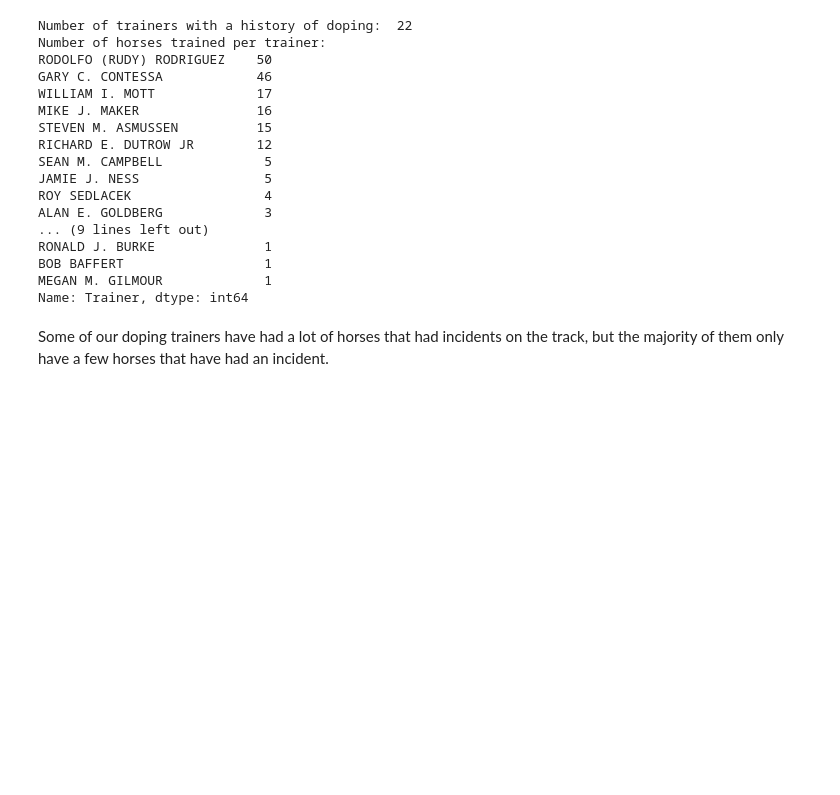
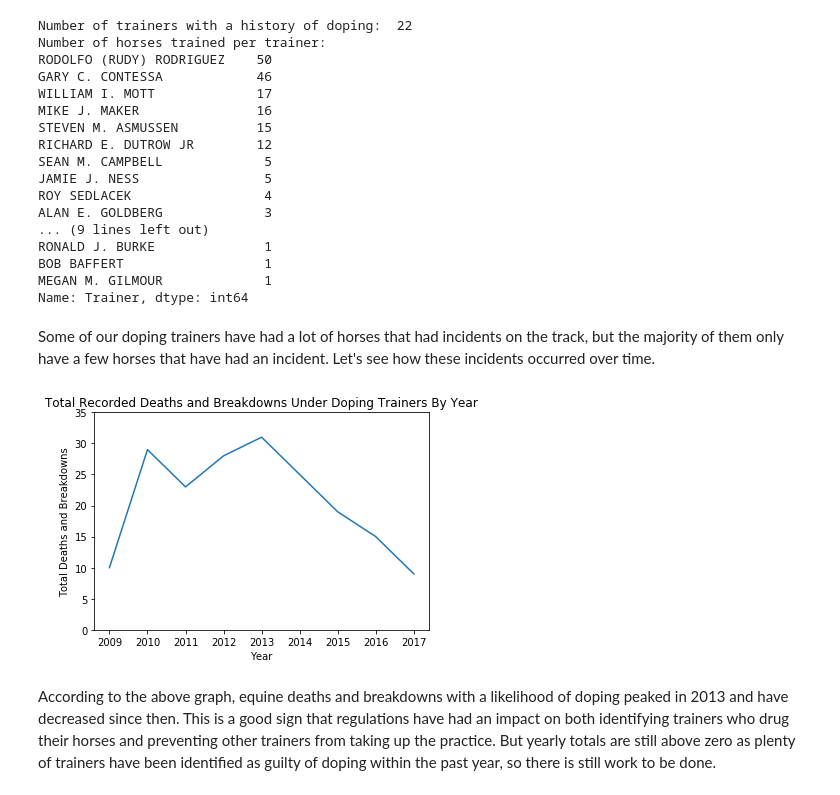
Before and after one commit to isabelvanzijl/Capstone-Project-1, a Jupyter notebook: Data_Storytelling.ipynb, the cells around one changed output. Saved outputs shown, nothing was run; the diff lists cells and outputs as text; code cells hidden in the pictures; blank space fills up the shorter version.

```diff
--- a/Data_Storytelling.ipynb
+++ b/Data_Storytelling.ipynb
@@ -213,4 +215,19 @@ BOB BAFFERT                  1
 MEGAN M. GILMOUR             1
 Name: Trainer, dtype: int64
 # %% [markdown]
-Some of our doping trainers have had a lot of horses that had incidents on the track, but the majority of them only have a few horses that have had an incident.
+Some of our doping trainers have had a lot of horses that had incidents on the track, but the majority of them only have a few horses that have had an incident. Let's see how these incidents occurred over time.
+# %%
+# calculate how many possibly effected horses had incidents each year
+doped_horses_year = doping_trainers.groupby('Year')['Year'].count().reset_index(name='Count')
+
+# plot the yearly totals of horses that broke down or died for trainers with a history of doping
+plt.plot(doped_horses_year['Year'],doped_horses_year['Count'])
+plt.xlabel('Year')
+plt.ylabel('Total Deaths and Breakdowns')
+plt.title('Total Recorded Deaths and Breakdowns Under Doping Trainers By Year')
+plt.yticks([0,5,10,15,20,25,30,35])
+plt.show()
+# %% [output]
+[figure, added]
+# %% [markdown]
+According to the above graph, equine deaths and breakdowns with a likelihood of doping peaked in 2013 and have decreased since then. This is a good sign that regulations have had an impact on both identifying trainers who drug their horses and preventing other trainers from taking up the practice. But yearly totals are still above zero as plenty of trainers have been identified as guilty of doping within the past year, so there is still work to be done.
```
Also changed, not shown: parts of 4 cells of this notebook.
